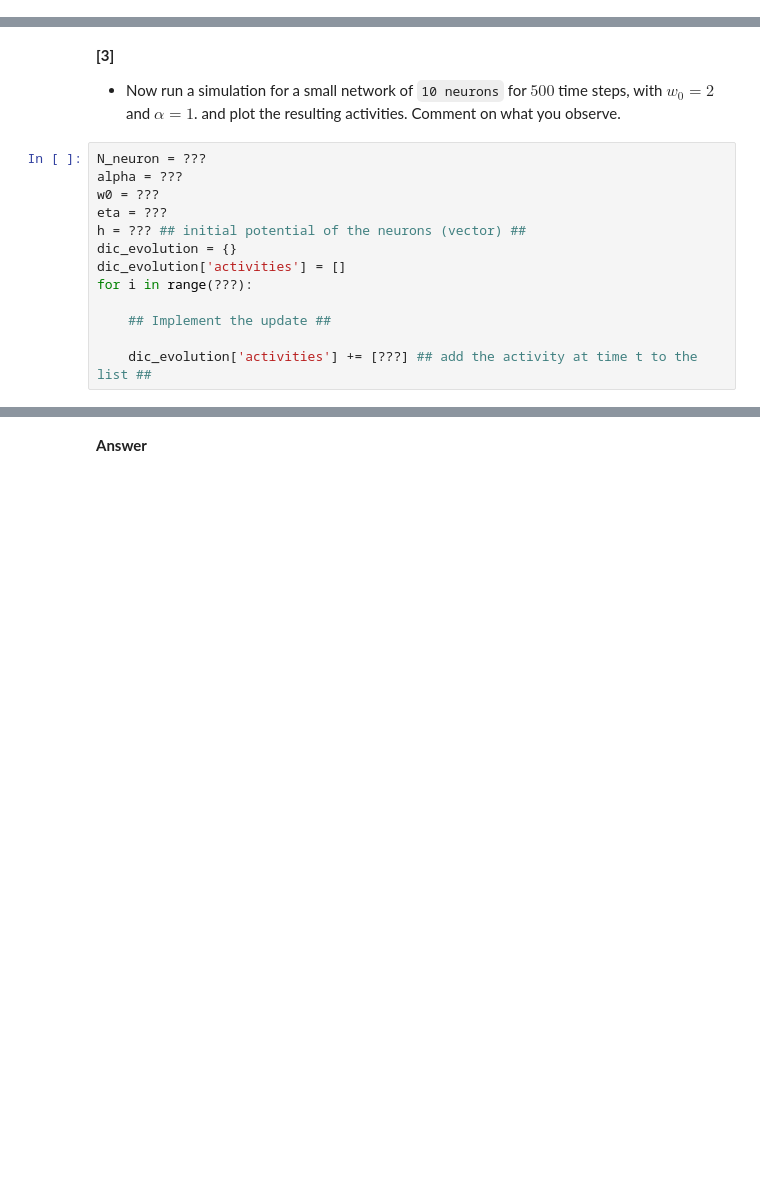
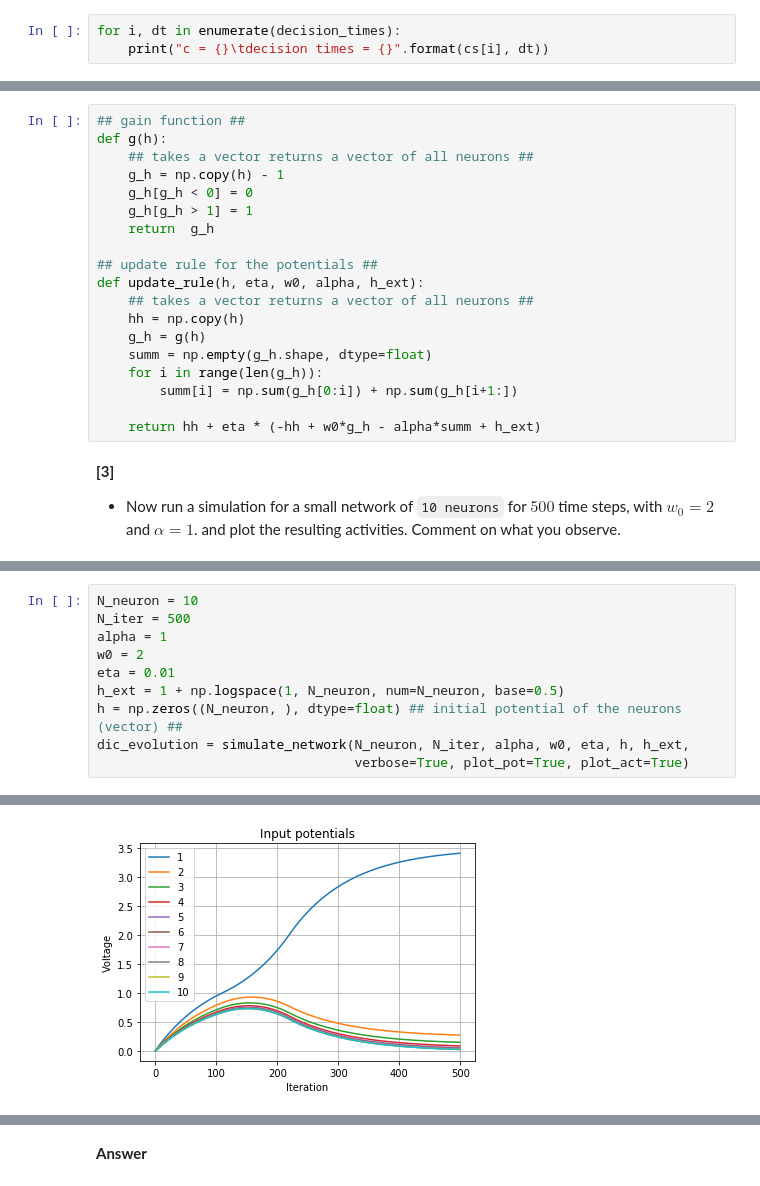
Before and after one commit to marcoabrate/biologicalmodelingofnn, a Jupyter notebook: project3/Ex3_firstName_lastName_0000.ipynb, the cells around one changed output, grey strips where cells are left out. Drawn from its saved outputs; the diff is of its cells as text; blank space fills up the shorter version.

```diff
--- a/project3/Ex3_firstName_lastName_0000.ipynb
+++ b/project3/Ex3_firstName_lastName_0000.ipynb
@@ -549,0 +567,3 @@ sim end: Tue May 14 12:46:40 2019
+# %%
+for i, dt in enumerate(decision_times):
+    print("c = {}\tdecision times = {}".format(cs[i], dt))
@@ -603,16 +631,22 @@ def update_rule(???): ## update rule for the potentials ##
+# %%
+## gain function ##
+def g(h):
+    ## takes a vector returns a vector of all neurons ##
+    g_h = np.copy(h) - 1
+    g_h[g_h < 0] = 0
+    g_h[g_h > 1] = 1
+    return  g_h
+
+## update rule for the potentials ##
+def update_rule(h, eta, w0, alpha, h_ext):
+    ## takes a vector returns a vector of all neurons ##
+    hh = np.copy(h)
+    g_h = g(h)
+    summ = np.empty(g_h.shape, dtype=float)
+    for i in range(len(g_h)):
+        summ[i] = np.sum(g_h[0:i]) + np.sum(g_h[i+1:])
+
+    return hh + eta * (-hh + w0*g_h - alpha*summ + h_ext)
 # %% [markdown]
 **[3]**
 - Now run a simulation for a small network of `10 neurons` for $500$ time steps, with $w_0=2$ and $\alpha=1$. and plot the resulting activities. Comment on what you observe.
-# %%
-N_neuron = ???
-alpha = ???
-w0 = ???
-eta = ???
-h = ??? ## initial potential of the neurons (vector) ##
-dic_evolution = {}
-dic_evolution['activities'] = []
-for i in range(???):
-
-    ## Implement the update ##
-
-    dic_evolution['activities'] += [???] ## add the activity at time t to the list ##
@@ -618,0 +699,11 @@ for i in range(???):
+# %%
+N_neuron = 10
+N_iter = 500
+alpha = 1
+w0 = 2
+eta = 0.01
+h_ext = 1 + np.logspace(1, N_neuron, num=N_neuron, base=0.5)
+h = np.zeros((N_neuron, ), dtype=float) ## initial potential of the neurons (vector) ##
+dic_evolution = simulate_network(N_neuron, N_iter, alpha, w0, eta, h, h_ext,
+                                 verbose=True, plot_pot=True, plot_act=True)
+# %% [output]
@@ -618,0 +728 @@ for i in range(???):
+[figure, added]
```
Also changed, not shown: parts of 53 cells of this notebook.
